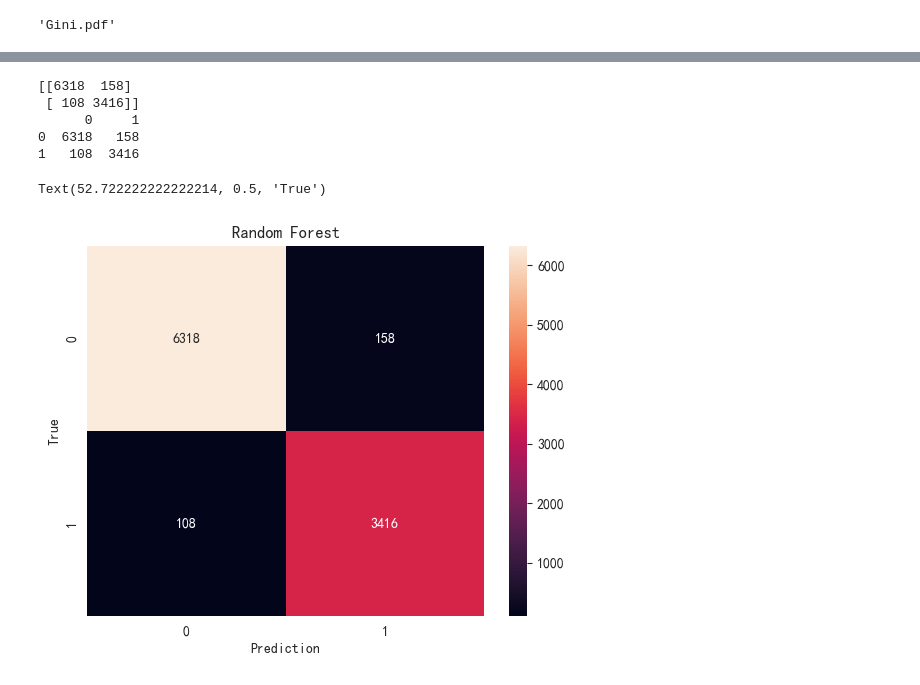
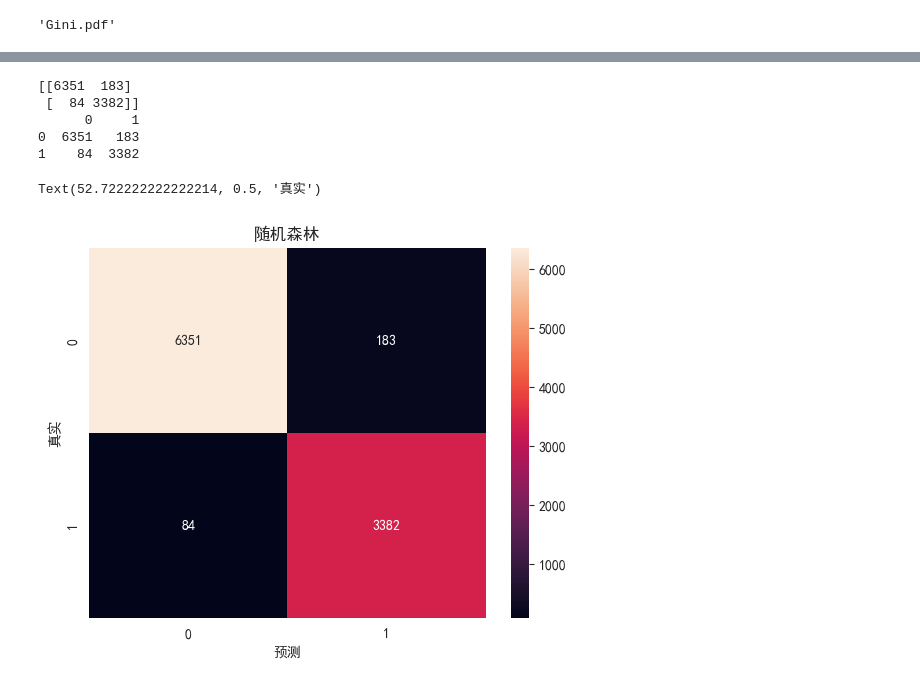
Before and after one commit to 1012796366/Covid-19-Death-Prediction, a Jupyter notebook: main.ipynb, the cells around one changed output, grey strips where cells are left out. Saved outputs shown, nothing was run; the diff lists cells and outputs as text; code cells hidden in the pictures.

```diff
--- a/main.ipynb
+++ b/main.ipynb
@@ -289,4 +313,4 @@ plt.show()
 # %%
-rf = RandomForestClassifier(max_depth=10, criterion="entropy", random_state=30)
+rf = RandomForestClassifier(max_depth=8, criterion="entropy", random_state=30)
 rf = rf.fit(X_train, y_train)
 score_rf = rf.score(X_test, y_test)
@@ -325,3 +354,7 @@ graph2.view()
+# %%
+dte_pred = dte.predict(X_test)
+dtg_pred = dtg.predict(X_test)
+rf_pred = rf.predict(X_test)
 # %%
 score_test_entropy = dte.score(X_test,y_test)
 print("信息熵策略：")
@@ -412,19 +447,19 @@ Text(52.722222222222214, 0.5, 'True')
 # %%
 # 随机森林
-cm_rf = confusion_matrix(y_test, rf.predict(X_test), labels=[1, 2])
+cm_rf = confusion_matrix(y_test, rf_pred, labels=[1, 2])
 
 print(cm_rf)
 df_cm_rf = pd.DataFrame(cm_rf)
 print(df_cm_rf)
 ax = sns.heatmap(df_cm_rf,annot=True,fmt='.20g')
-ax.set_title('Random Forest')
-ax.set_xlabel('Prediction')
-ax.set_ylabel('True')
+ax.set_title('随机森林')
+ax.set_xlabel('预测')
+ax.set_ylabel('真实')
 # %% [output]
-[[6318  158]
- [ 108 3416]]
+[[6351  183]
+ [  84 3382]]
       0     1
-0  6318   158
-1   108  3416
+0  6351   183
+1    84  3382
-Text(52.722222222222214, 0.5, 'True')
+Text(52.722222222222214, 0.5, '真实')
-[figure, old version]
+[figure, new version]
```
Also changed, not shown: parts of 26 cells of this notebook.
